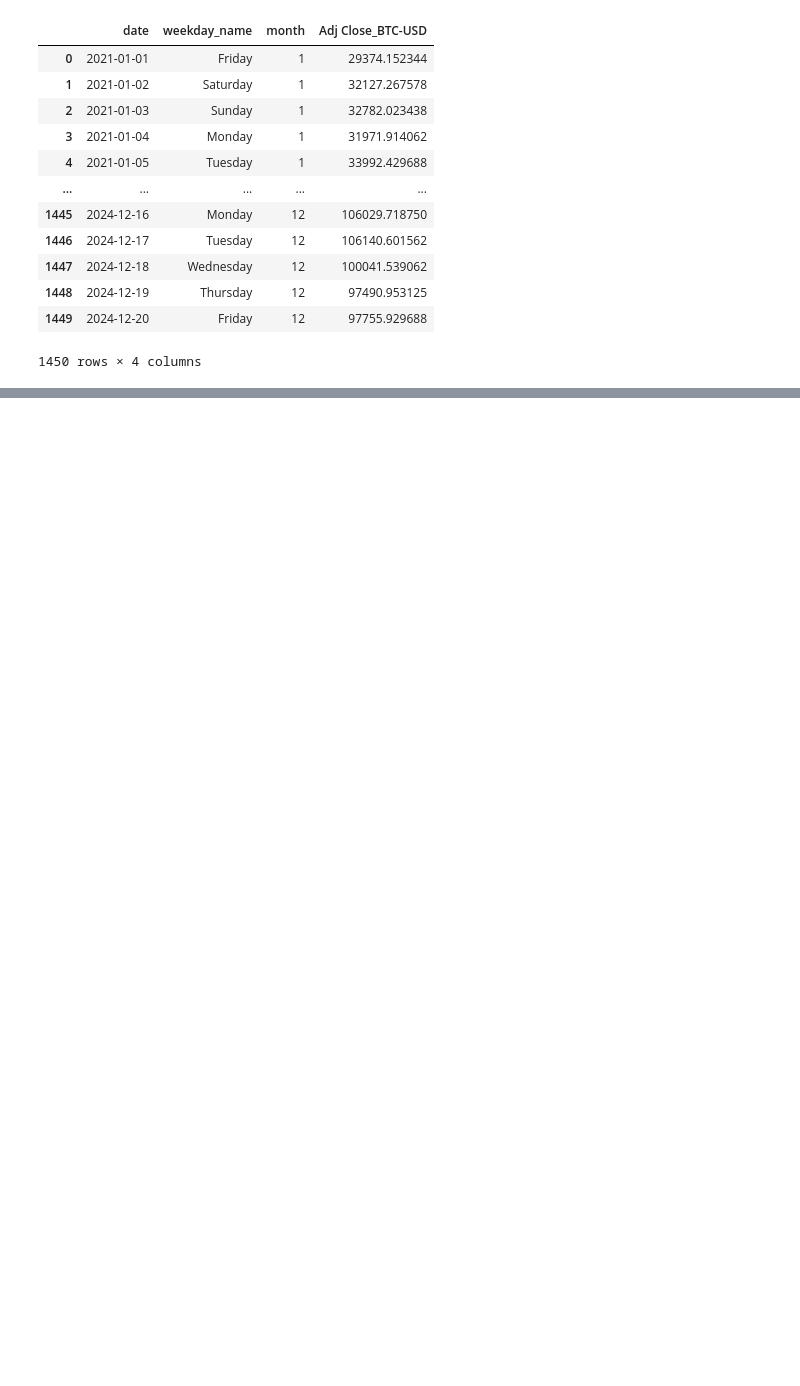
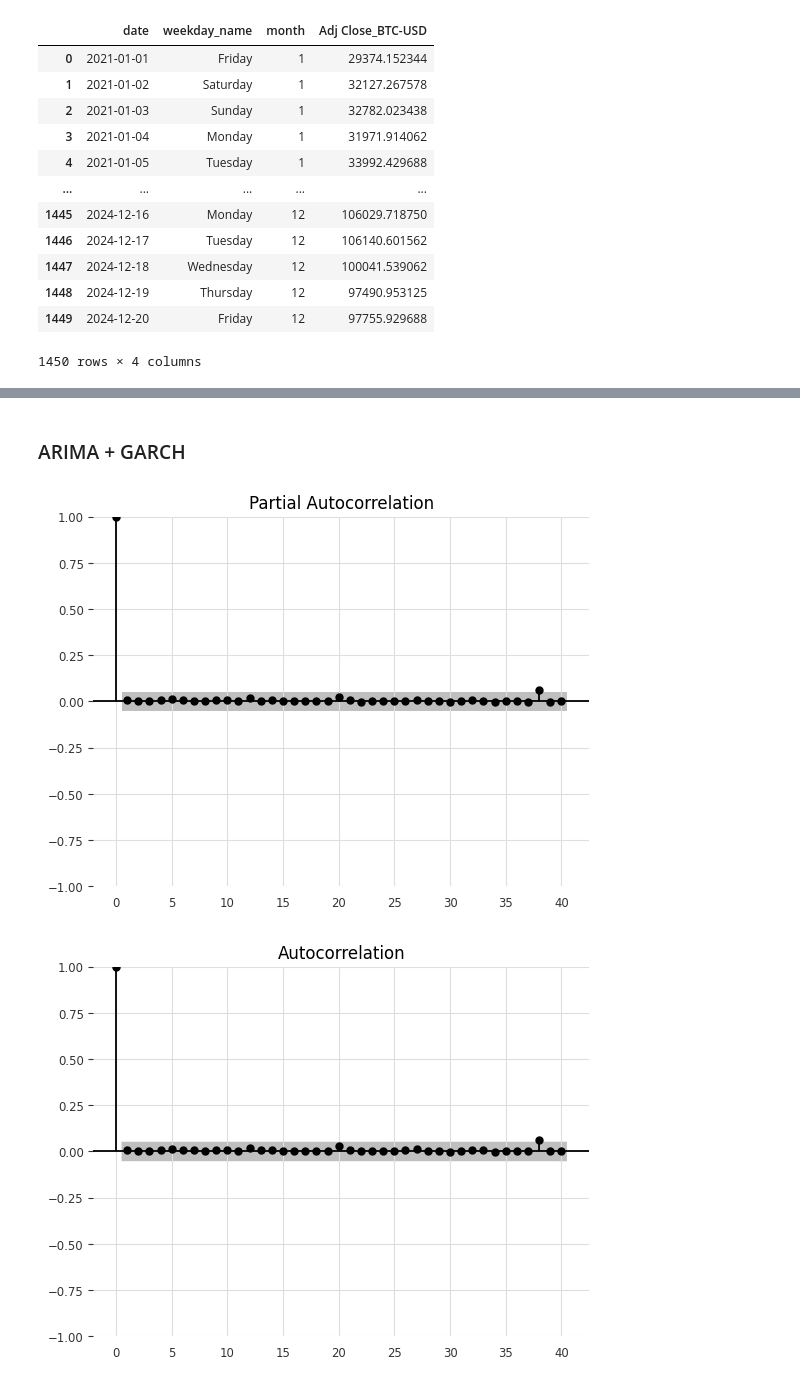
Before and after one commit to haverstein/Bitcoin-Volatility-Modeling, a Jupyter notebook: EDA.ipynb, the cells around one changed output, grey strips where cells are left out. Cells and saved outputs as stored; diff of their text form; code cells hidden in the pictures; blank space fills up the shorter version.

Commit message:
eda + baseline modelling

```diff
--- a/EDA.ipynb
+++ b/EDA.ipynb
@@ -256,0 +314,2 @@ result.plot()
+# %%
+price_df.rename(columns={'Adj Close_BTC-USD' : 'Price'},inplace=True)
@@ -256,0 +320,13 @@ result.plot()
+# %%
+def split_data(price_df, test_size = 30, val_size = 30):
+
+    # Determine the split indices
+    test_start_idx = len(price_df) - test_size
+    val_start_idx = test_start_idx - val_size
+
+    # Create train, validation, and test sets
+    train_data = price_df.iloc[:val_start_idx]
+    val_data = price_df.iloc[val_start_idx:test_start_idx]
+    test_data = price_df.iloc[test_start_idx:]
+
+    return train_data, val_data, test_data
@@ -256,0 +477,4 @@ result.plot()
+# %% [markdown]
+### ARIMA + GARCH
+# %%
+ts_train, ts_val, ts_test = split_data(price_df)
@@ -256,0 +506,16 @@ result.plot()
+# %%
+# Arima modelling the mean
+import pmdarima
+X = ts_train['Price']
+arima_model_fitted = pmdarima.auto_arima(X)
+
+y_pred = arima_model_fitted.predict(len(ts_val))
+# %%
+# Modeling the heteroscedasticity
+resids = arima_model_fitted.arima_res_.resid
+
+sm.graphics.tsa.plot_acf(resids ** 2, lags=40)
+sm.graphics.tsa.plot_pacf(resids ** 2, lags=40)
+# %% [output]
+[figure, added]
+[figure, added]
```
Also changed, not shown: parts of 46 cells of this notebook.
